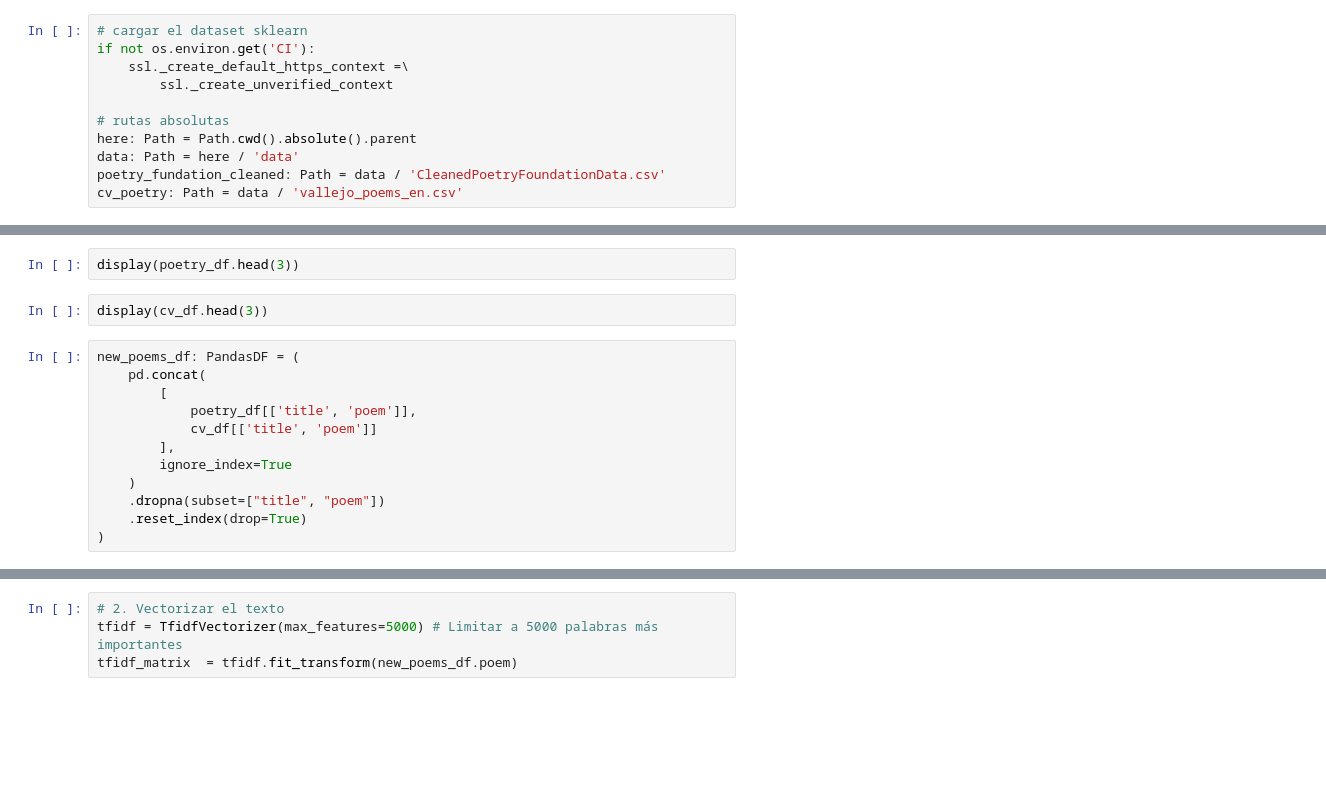
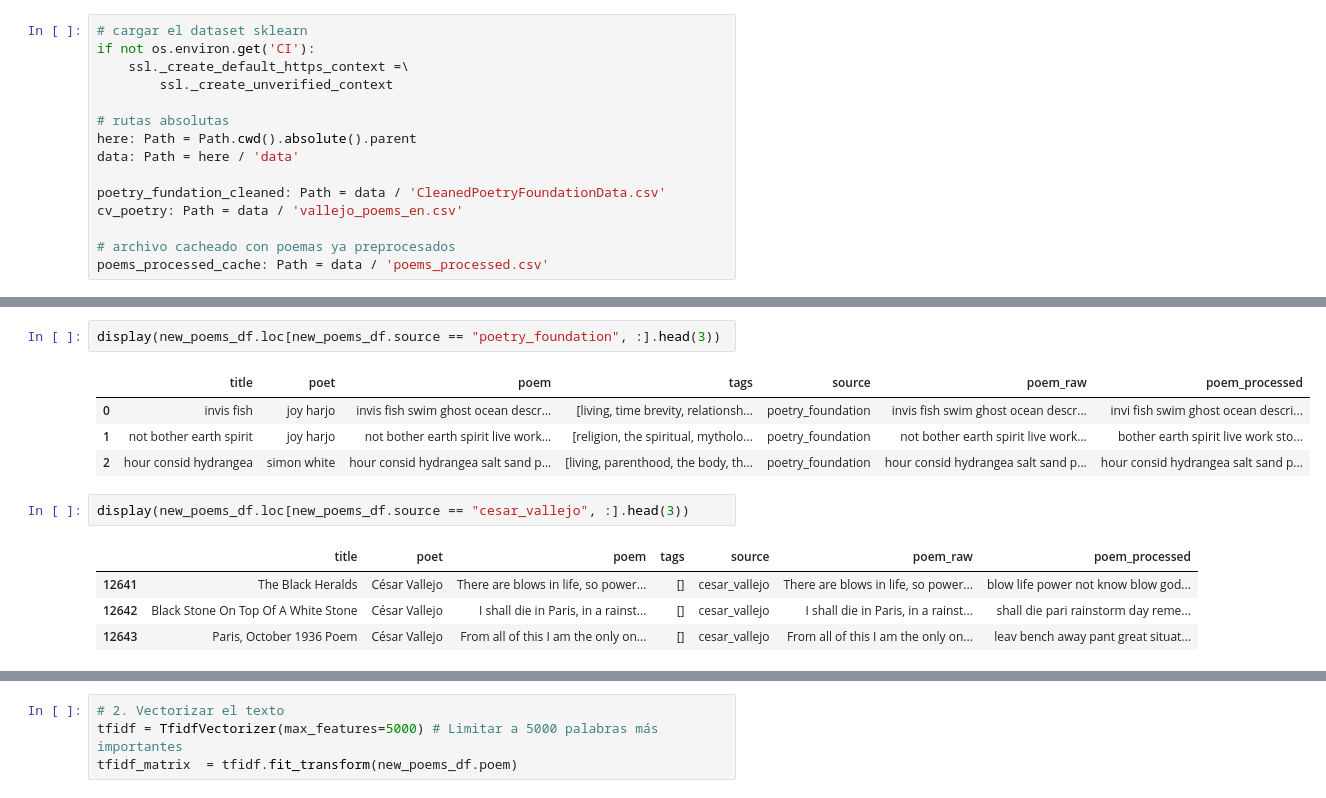
Before and after one commit to HubertRonald/VersoVector, a Jupyter notebook: notebook/04_embeddings_unsupervised.ipynb, the cells around one changed output, grey strips where cells are left out. Drawn from its saved outputs; the diff is of its cells as text; blank space fills up the shorter version.

```diff
--- a/notebook/04_embeddings_unsupervised.ipynb
+++ b/notebook/04_embeddings_unsupervised.ipynb
@@ -76,8 +86,12 @@ if not os.environ.get('CI'):
 # rutas absolutas
 here: Path = Path.cwd().absolute().parent
 data: Path = here / 'data'
+
 poetry_fundation_cleaned: Path = data / 'CleanedPoetryFoundationData.csv'
 cv_poetry: Path = data / 'vallejo_poems_en.csv'
+
+# archivo cacheado con poemas ya preprocesados
+poems_processed_cache: Path = data / 'poems_processed.csv'
 # %%
 setup_load:Dict = dict(
     sep=Constants.PIPE_STR,
@@ -119,17 +227,15 @@ poetry_df = poetry_df.loc[~poetry_df.poem.isna(),:]
 # %%
-display(poetry_df.head(3))
+display(new_poems_df.loc[new_poems_df.source == "poetry_foundation", :].head(3))
+# %% [output]
+|  | title | poet | poem | tags | source | poem_raw | poem_processed |
+| 0 | invis fish | joy harjo | invis fish swim ghost ocean descr... | [living, time brevity, relationsh... | poetry_foundation | invis fish swim ghost ocean descr... | invi fish swim ghost ocean descri... |
+| 1 | not bother earth spirit | joy harjo | not bother earth spirit live work... | [religion, the spiritual, mytholo... | poetry_foundation | not bother earth spirit live work... | bother earth spirit live work sto... |
+| 2 | hour consid hydrangea | simon white | hour consid hydrangea salt sand p... | [living, parenthood, the body, th... | poetry_foundation | hour consid hydrangea salt sand p... | hour consid hydrangea salt sand p... |
 # %%
-display(cv_df.head(3))
+display(new_poems_df.loc[new_poems_df.source == "cesar_vallejo", :].head(3))
+# %% [output]
+|  | title | poet | poem | tags | source | poem_raw | poem_processed |
+| 12641 | The Black Heralds | César Vallejo | There are blows in life, so power... | [] | cesar_vallejo | There are blows in life, so power... | blow life power not know blow god... |
+| 12642 | Black Stone On Top Of A White Stone | César Vallejo | I shall die in Paris, in a rainst... | [] | cesar_vallejo | I shall die in Paris, in a rainst... | shall die pari rainstorm day reme... |
+| 12643 | Paris, October 1936 Poem | César Vallejo | From all of this I am the only on... | [] | cesar_vallejo | From all of this I am the only on... | leav bench away pant great situat... |
-# %%
-new_poems_df: PandasDF = (
-    pd.concat(
-        [
-            poetry_df[['title', 'poem']],
-            cv_df[['title', 'poem']]
-        ],
-        ignore_index=True
-    )
-    .dropna(subset=["title", "poem"])
-    .reset_index(drop=True)
-)
 # %%
```
Also changed, not shown: parts of 38 cells of this notebook, 10 other files.
